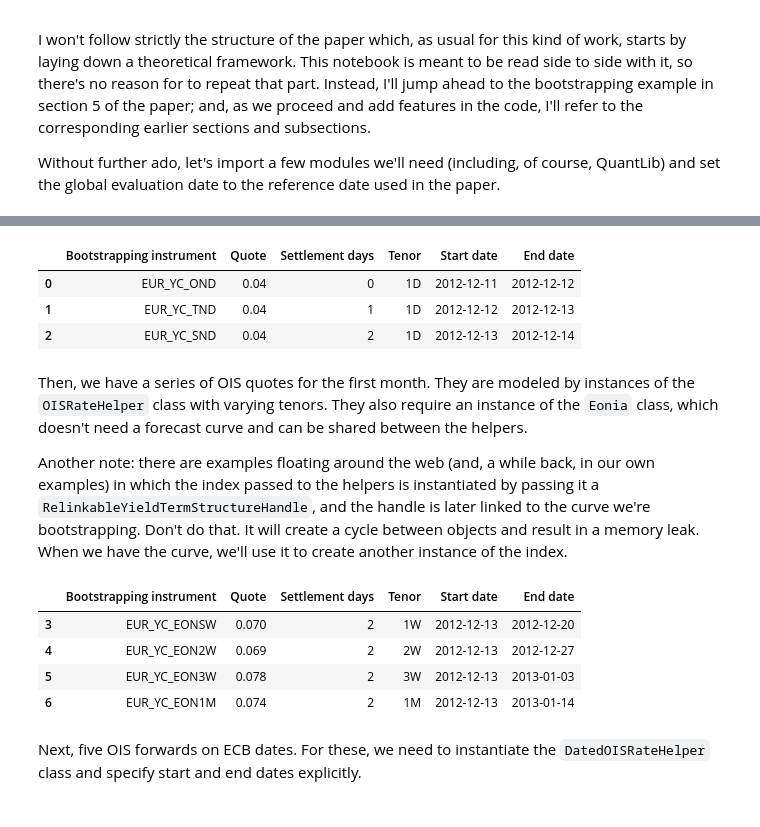
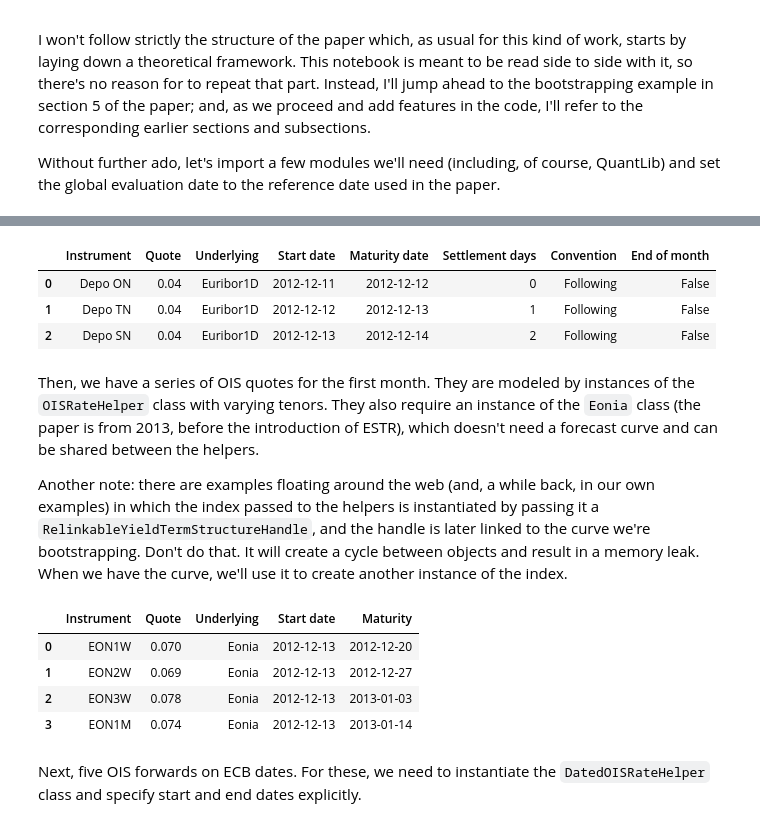
Before and after one commit to lballabio/ab-notebook, a Jupyter notebook: index.ipynb, the cells around one changed output, grey strips where cells are left out. Drawn from its saved outputs; the diff is of its cells as text; code cells hidden in the pictures.

Commit message:
Use CSV files with market data per instrument type

```diff
--- a/index.ipynb
+++ b/index.ipynb
@@ -55,0 +44,5 @@ Note that these helpers, and the library in general, requires rates to be in dec
+# %%
+all_ois_data = pd.read_csv(
+    'eur-ois.csv',
+    parse_dates=['Start date', 'Maturity'],
+)
@@ -56,11 +64,13 @@ Note that these helpers, and the library in general, requires rates to be in dec
 # %%
-on_depos = eonia_data[:3]
-on_depos
+depo_data = all_deposit_data[
+    all_deposit_data['Underlying'] == 'Euribor1D'
+]
+depo_data
 # %% [output]
-|  | Bootstrapping instrument | Quote | Settlement days | Tenor | Start date | End date |
-| 0 | EUR_YC_OND | 0.04 | 0 | 1D | 2012-12-11 | 2012-12-12 |
-| 1 | EUR_YC_TND | 0.04 | 1 | 1D | 2012-12-12 | 2012-12-13 |
-| 2 | EUR_YC_SND | 0.04 | 2 | 1D | 2012-12-13 | 2012-12-14 |
+|  | Instrument | Quote | Underlying | Start date | Maturity date | Settlement days | Convention | End of month |
+| 0 | Depo ON | 0.04 | Euribor1D | 2012-12-11 | 2012-12-12 | 0 | Following | False |
+| 1 | Depo TN | 0.04 | Euribor1D | 2012-12-12 | 2012-12-13 | 1 | Following | False |
+| 2 | Depo SN | 0.04 | Euribor1D | 2012-12-13 | 2012-12-14 | 2 | Following | False |
 # %%
 helpers = [
     ql.DepositRateHelper(
@@ -76,17 +86,17 @@ helpers = [
 ]
 # %% [markdown]
-Then, we have a series of OIS quotes for the first month. They are modeled by instances of the `OISRateHelper` class with varying tenors. They also require an instance of the `Eonia` class, which doesn't need a forecast curve and can be shared between the helpers.
+Then, we have a series of OIS quotes for the first month. They are modeled by instances of the `OISRateHelper` class with varying tenors. They also require an instance of the `Eonia` class (the paper is from 2013, before the introduction of ESTR), which doesn't need a forecast curve and can be shared between the helpers.
 
 Another note: there are examples floating around the web (and, a while back, in our own examples) in which the index passed to the helpers is instantiated by passing it a `RelinkableYieldTermStructureHandle`, and the handle is later linked to the curve we're bootstrapping.  Don't do that.  It will create a cycle between objects and result in a memory leak.  When we have the curve, we'll use it to create another instance of the index.
 # %%
 eonia = ql.Eonia()
 # %%
-ois_data = eonia_data[3:7]
+ois_data = all_ois_data[:4]
 ois_data
 # %% [output]
-|  | Bootstrapping instrument | Quote | Settlement days | Tenor | Start date | End date |
-| 3 | EUR_YC_EONSW | 0.070 | 2 | 1W | 2012-12-13 | 2012-12-20 |
-| 4 | EUR_YC_EON2W | 0.069 | 2 | 2W | 2012-12-13 | 2012-12-27 |
-| 5 | EUR_YC_EON3W | 0.078 | 2 | 3W | 2012-12-13 | 2013-01-03 |
-| 6 | EUR_YC_EON1M | 0.074 | 2 | 1M | 2012-12-13 | 2013-01-14 |
+|  | Instrument | Quote | Underlying | Start date | Maturity |
+| 0 | EON1W | 0.070 | Eonia | 2012-12-13 | 2012-12-20 |
+| 1 | EON2W | 0.069 | Eonia | 2012-12-13 | 2012-12-27 |
+| 2 | EON3W | 0.078 | Eonia | 2012-12-13 | 2013-01-03 |
+| 3 | EON1M | 0.074 | Eonia | 2012-12-13 | 2013-01-14 |
 # %%
```
Also changed, not shown: parts of 105 cells of this notebook, 11 other files.
